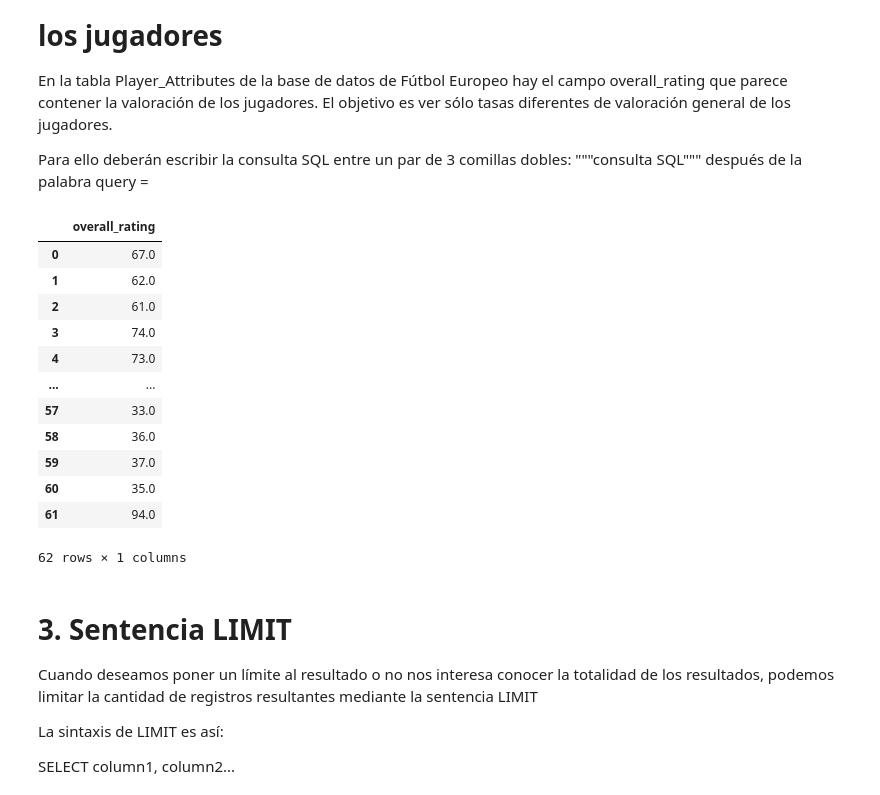
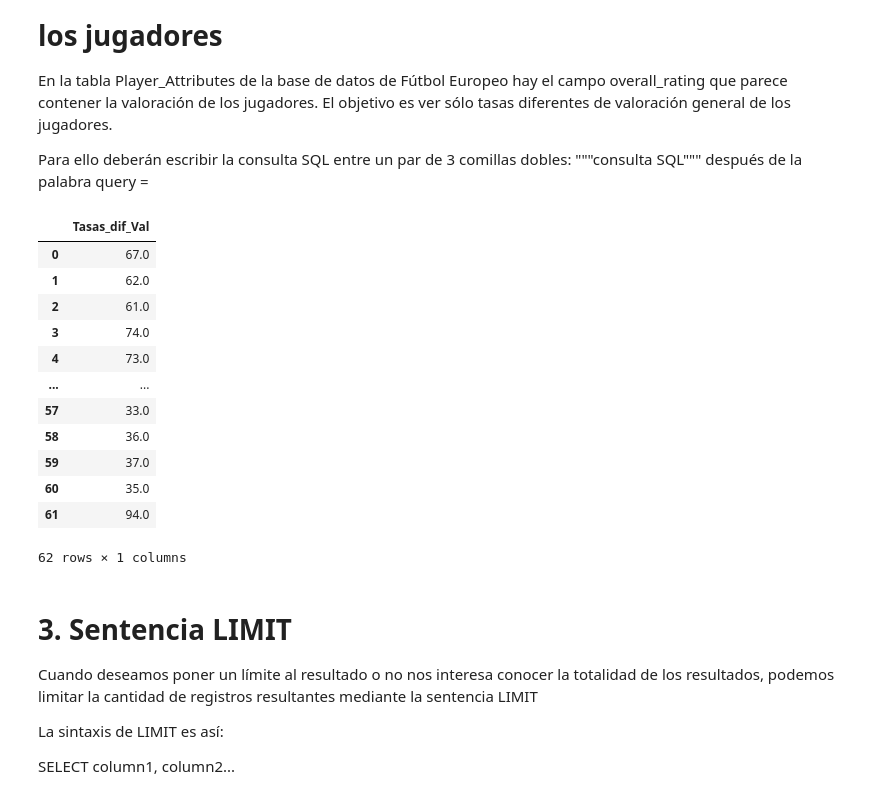
Before and after one commit to Dagnne/TalentoTechDag, a Jupyter notebook: Taller_SQL.ipynb, the cells around one changed output. Saved outputs shown, nothing was run; the diff lists cells and outputs as text; code cells hidden in the pictures.

```diff
--- a/Taller_SQL.ipynb
+++ b/Taller_SQL.ipynb
@@ -210,12 +211,13 @@ En la tabla Player_Attributes de la base de datos de Fútbol Europeo hay el camp
 
 Para ello deberán escribir la consulta SQL entre un par de 3 comillas dobles: """consulta SQL""" después de la palabra query =
 # %%
-query = """SELECT DISTINCT overall_rating FROM player_attributes;"""
+query = """SELECT DISTINCT overall_rating AS Tasas_dif_Val
+           FROM player_attributes;"""
 
 overall_rating = pd.read_sql(query, conn)
 overall_rating
 # %% [output]
-|  | overall_rating |
+|  | Tasas_dif_Val |
 | 0 | 67.0 |
 | 1 | 62.0 |
 | 2 | 61.0 |
```
Also changed, not shown: parts of 15 cells of this notebook.
